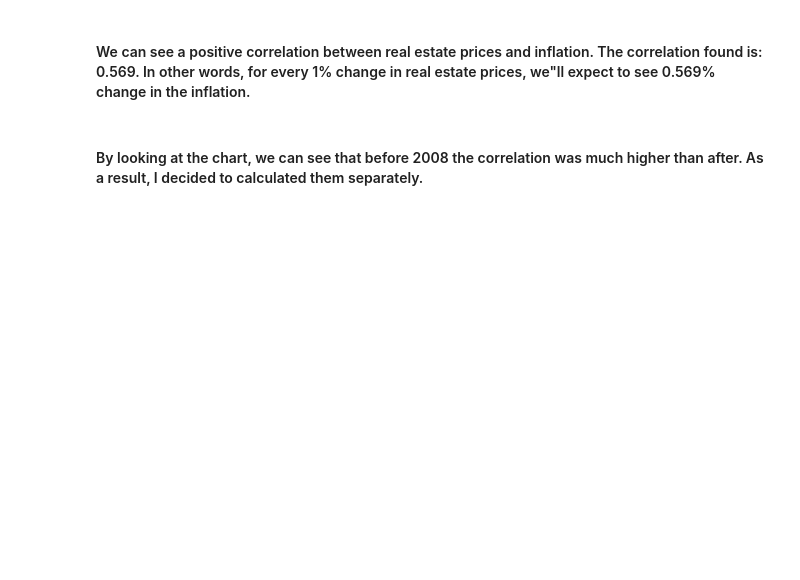
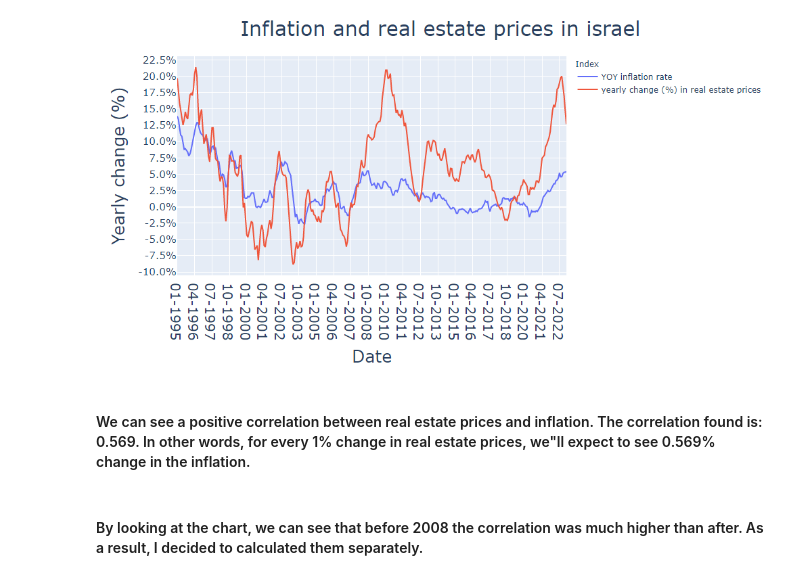
Before and after one commit to guyblumenfeld/israel_real_estate, a Jupyter notebook: anlysis/is_real_estate_a_good_inflation_hedge/is_real_estate_a_good_inflation_hedge.ipynb, the cells around one changed output. Drawn from its saved outputs; the diff is of its cells as text; code cells hidden in the pictures; blank space fills up the shorter version.

Commit message:
saved the charts as images

```diff
--- a/anlysis/is_real_estate_a_good_inflation_hedge.ipynb
+++ b/anlysis/is_real_estate_a_good_inflation_hedge/is_real_estate_a_good_inflation_hedge.ipynb
@@ -30,6 +30,16 @@ fig.update_layout(legend=dict(title="Index"))
 fig.show()
 # %% [output]
 [interactive output not drawn]
+# %%
+from IPython.display import Image
+
+# Specify the path to your image file
+image_path = "C:\\Users\\guybl\\OneDrive\\תמונות\\גרפים\\chart1.png"
+
+# Display the image
+Image(filename=image_path)
+# %% [output]
+[figure, added]
 # %%
 correlation = round(df['inflation'].corr(df['price_change']), 3)
 display(Markdown((f"#### We can see a positive correlation between real estate prices and inflation. The correlation found is: {correlation}. In other words, for every 1% change in real estate prices, we\"ll expect to see {correlation}% change in the inflation.")))
```
Also changed, not shown: parts of 2 cells of this notebook, 6 other files.
